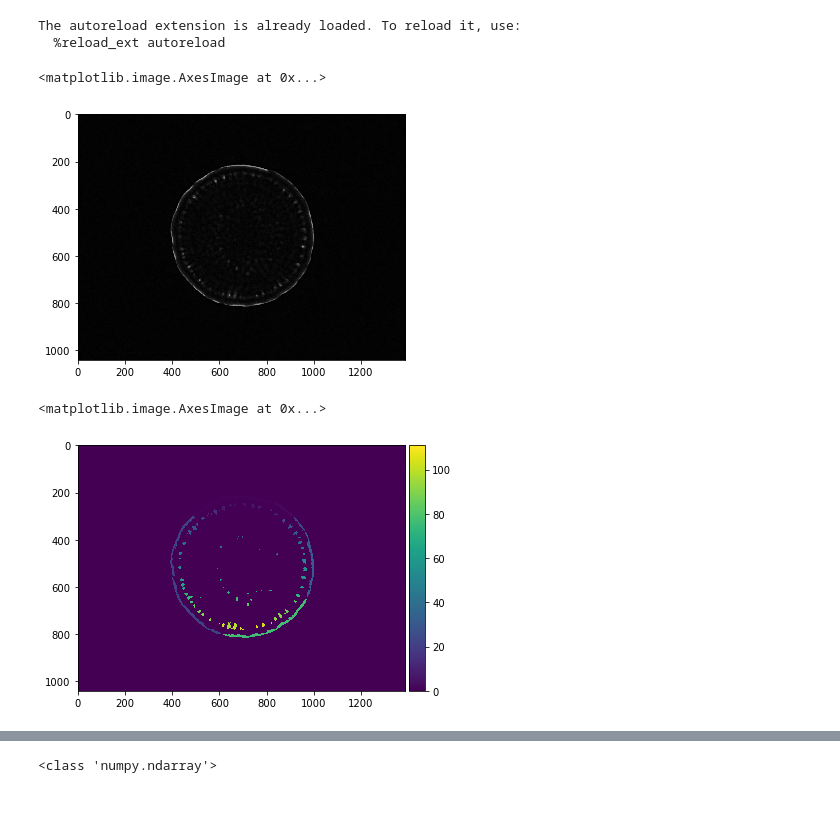
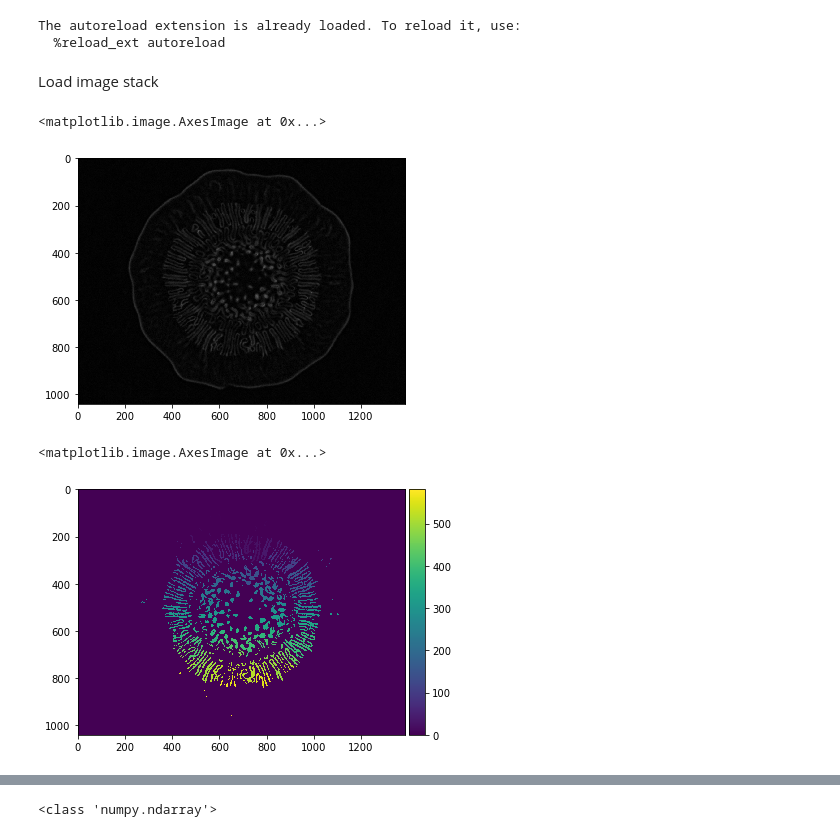
Before and after one commit to RadhikaGupta88/Biofilms, a Jupyter notebook: notebooks/4-characterise_new_movies.ipynb, the cells around one changed output, grey strips where cells are left out. Cells and saved outputs as stored; diff of their text form; code cells hidden in the pictures; blank space fills up the shorter version.

```diff
--- a/notebooks/4-characterise_new_movies.ipynb
+++ b/notebooks/4-characterise_new_movies.ipynb
@@ -14,22 +14,24 @@ from src.processing.characterise_biofilm import characterise_both_biofilm_images
 from src.processing.constants import BUCKLING_PATH, NEW_MOVIE_PATH
 from src.processing.labelled_regions import label_regions, create_contours, characterise_regions
 from src.processing.histogram_processing import nth_histogram_percentile
+# %% [markdown]
+Load image stack
 # %%
 #bio_img = imread(str(NEW_MOVIE_PATH / "BB120_101020_LowDensity_Biolight_nobg_nooutliers_despeckle.tif"))
 #bio_img = imread(str(NEW_MOVIE_PATH / "BB120_151220_GlassSlide_Biolight_nobg_nooutliers_despeckle.tif"))
 bio_img = imread(str(NEW_MOVIE_PATH / "BB120_100621_LowDensity_Biolight_nobg_nooutliers_despeckle.tif"))
 # %%
-slice = 150
+slice = 300
 imshow(bio_img[slice])
 # %% [output]
 <matplotlib.image.AxesImage at 0x...>
-[figure, old version]
+[figure, new version]
 # %%
 img_b = label_regions(bio_img[slice], 21)
 imshow(img_b)
 # %% [output]
 <matplotlib.image.AxesImage at 0x...>
-[figure, old version]
+[figure, new version]
 # %%
 lit_area, average_area = characterise_regions(bio_img[slice], img_b, 50, plot = True)
 # %% [output]
```
Also changed, not shown: parts of 6 cells of this notebook.
